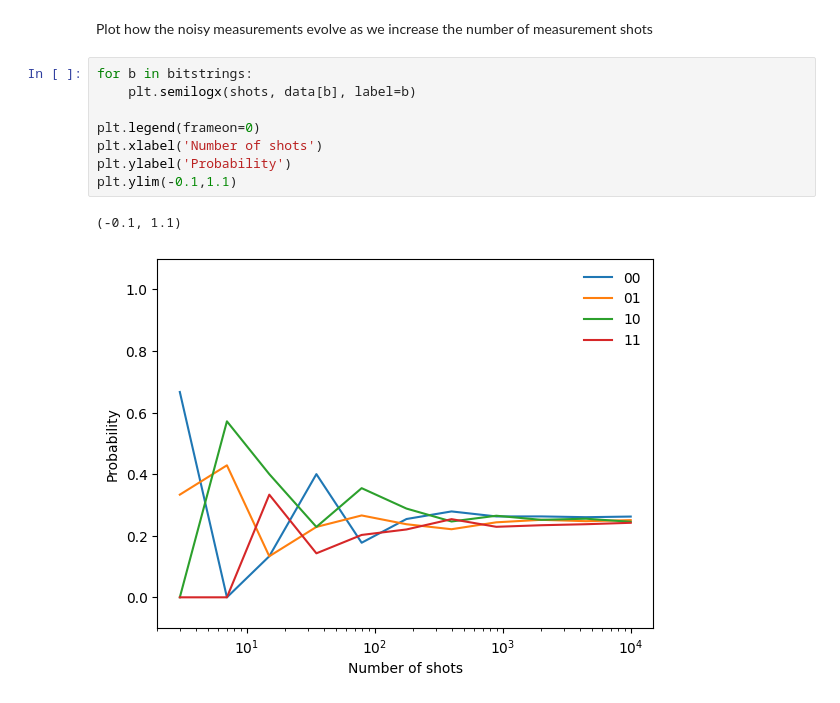
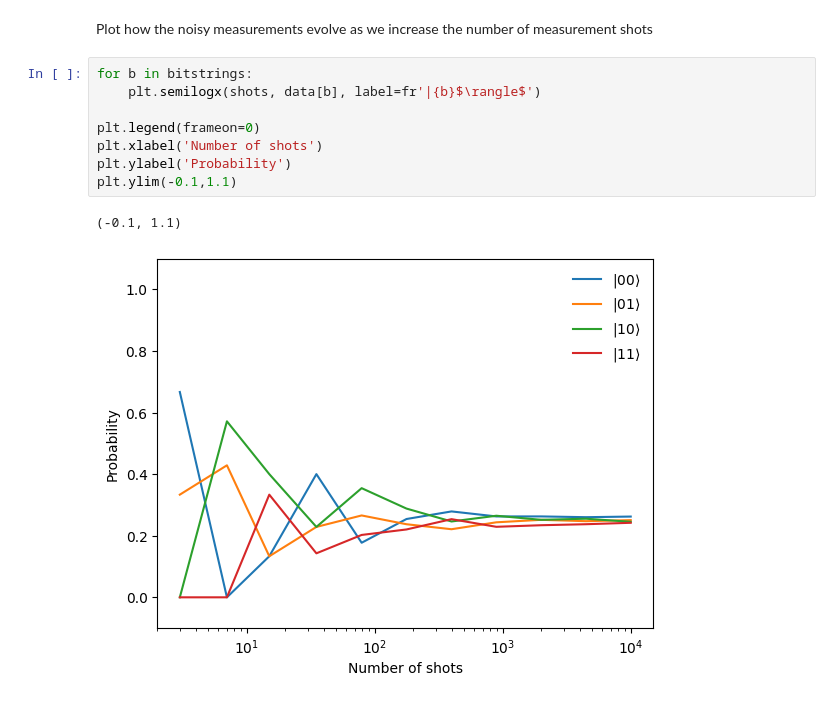
Before and after one commit to QC2-python-SE/cubeit, a Jupyter notebook: testing_DM_class.ipynb, the cells around one changed output. Cells and saved outputs as stored; diff of their text form.

```diff
--- a/testing_DM_class.ipynb
+++ b/testing_DM_class.ipynb
@@ -171,15 +171,15 @@ data = {b: [res[b] for res in measurements] for b in bitstrings} # this collects
 Plot how the noisy measurements evolve as we increase the number of measurement shots
 # %%
 for b in bitstrings:
-    plt.semilogx(shots, data[b], label=b)
+    plt.semilogx(shots, data[b], label=fr'|{b}$\rangle$')
 
 plt.legend(frameon=0)
 plt.xlabel('Number of shots')
 plt.ylabel('Probability')
 plt.ylim(-0.1,1.1)
 # %% [output]
 (-0.1, 1.1)
-[figure, old version]
+[figure, new version]
 # %%
 i = 0
 for results in measurements:
```
Also changed, not shown: parts of 1 cell of this notebook, 2 other files.
